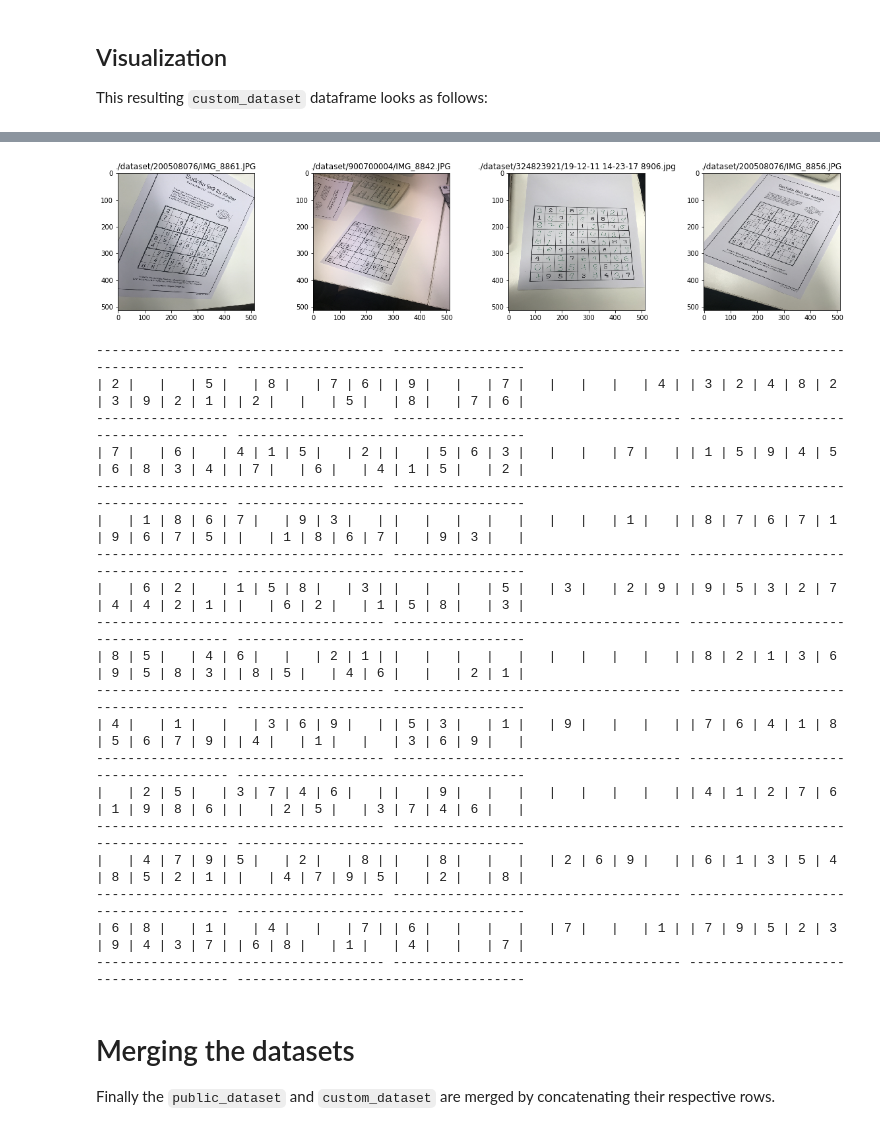
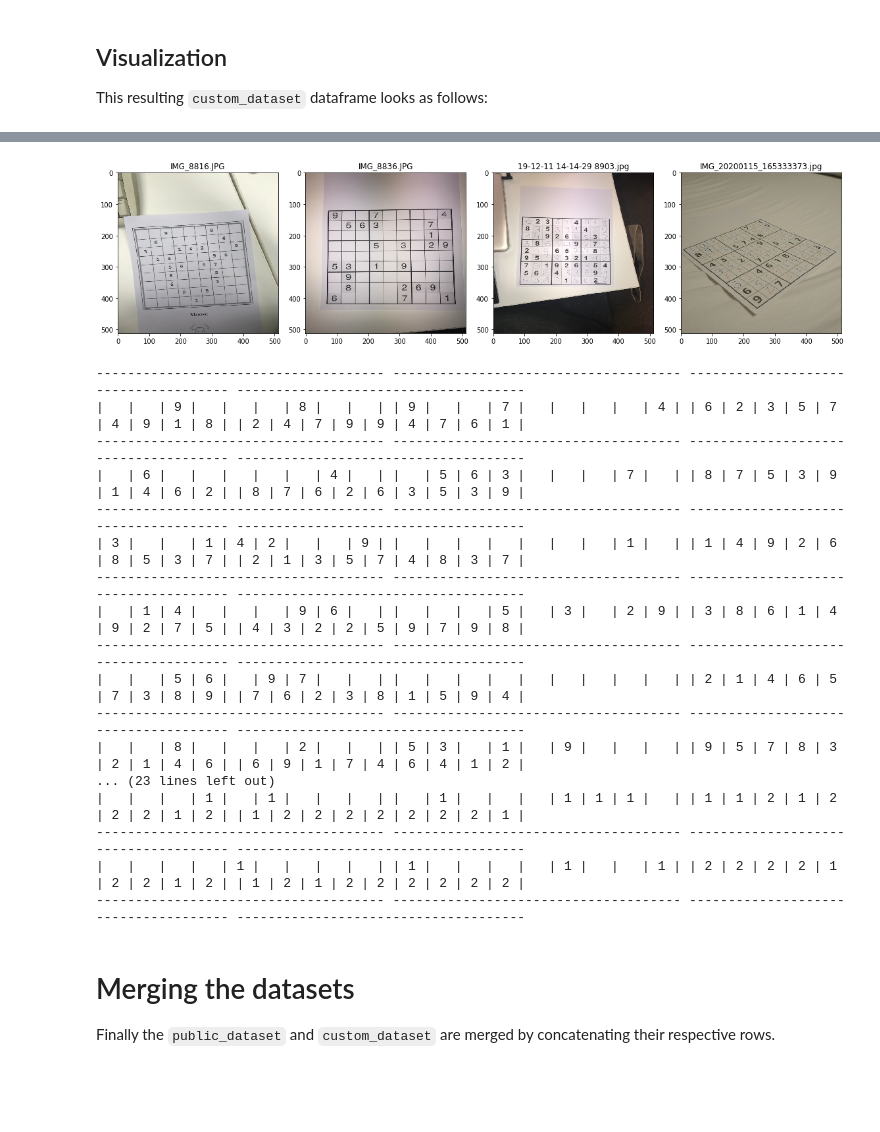
Before and after one commit to uol-mediaprocessing-201920/group-projects-sudoku-solver, a Jupyter notebook: main_acquisition.ipynb, the cells around one changed output, grey strips where cells are left out. Cells and saved outputs as stored; diff of their text form; code cells hidden in the pictures; blank space fills up the shorter version.

```diff
--- a/main_acquisition.ipynb
+++ b/main_acquisition.ipynb
@@ -44,7 +43,7 @@ The merged dataset that we are building will be split into a subset for training
 This will be done by flagging input samples with either `training = True` or `training = False` respectively.
 The rough percentage of data to be used for training is specified by the `TRAINING_PROB` variable.
 # %%
-TRAINING_PROB = 0.8
+TRAINING_PROB = 0.5
 # %% [markdown]
 Because of the large amount of data we are acquiring, we resize each input image to a fixed size upon import.
 Otherwise the data would not fit into RAM and we would have to use some sort of generator that dynamically loads information from the disk.
@@ -302 +325,15 @@ Archive:  ./dataset.zip
+# %%
+def parse_classes_txt(lines, dictionary={"E": 0, "C": 1, "H": 2}):
+  rows = []
+  for line in lines:
+    classes = re.findall("\w", line)
+    classes = [dictionary[x] for x in classes]
+    rows.append(classes)
+  return np.array(rows)
+
+def read_classes_txt(filename, n_line_skip=0):
+  with open(filename, "r") as file:
+    lines = file.readlines()
+    lines = lines[n_line_skip:]
+    return parse_classes_txt(lines)
 # %% [markdown]
@@ -311,11 +348,18 @@ def read_custom_dataset(base_dir="./dataset"):
   df_filename = []
   df_image = []
   df_digits = []
+  df_classes = []
   df_training = []
   for album_name in os.listdir(base_dir):
     album_path = os.path.join(base_dir, album_name)
     print("Discovered album '%s'! " % album_path, end="")
-    training = random.random() < TRAINING_PROB
+    if album_name.startswith("train_"):
+      training = True
+    elif album_name.startswith("test_"):
+      training = False
+    else:
+      print("Throwing a dice... ", end="")
+      training = random.random() < TRAINING_PROB
     if training:
       print("(used for training)")
     else:
@@ -324,6 +368,10 @@ def read_custom_dataset(base_dir="./dataset"):
     print("Reading digits from '%s'... " % digits_path, end="")
     digits = read_digits_txt(digits_path)
     print("Done! Shape = %s." % (digits.shape,))
+    classes_path = os.path.join(album_path, "classes.txt")
+    print("Reading classes from '%s'... " % classes_path, end="")
+    classes = read_classes_txt(classes_path)
+    print("Done! Shape = %s." % (classes.shape,))
     for image_name in os.listdir(album_path):
       if image_name.endswith(".txt"):
         continue # ignore txt files
@@ -331,6 +379,7 @@ def read_custom_dataset(base_dir="./dataset"):
       image_path = os.path.join(album_path, image_name)
       df_filename.append(image_path)
       df_digits.append(digits)
+      df_classes.append(classes)
       print("Reading image data from '%s'... " % image_path, end="")
       image_data = read_image_data(image_path)
       print("Done! Shape = %s." % (image_data.shape,))
@@ -340,8 +389,9 @@ def read_custom_dataset(base_dir="./dataset"):
       "input_filename": df_filename,
       "input_image": df_image,
       "input_digits": df_digits,
+      "input_classes": df_classes,
       "training": df_training
   }).set_index("input_filename")
 
-custom_dataset = read_custom_dataset()
+custom_dataset = read_custom_dataset("./sudoku_dataset_1024")
 # %% [output]
@@ -386,28 +436,27 @@ custom_dataset
 # %%
 subset = custom_dataset.sample(n=4)
-show_images(subset["input_image"], subset.index, rows=1, scaling=(4, 4))
+show_images(subset["input_image"], [idx.split("/")[-1] for idx in subset.index], rows=1, scaling=(4, 4))
 print_grids(subset["input_digits"])
+print_grids(subset["input_classes"])
 # %% [output]
-[figure, old version]
+[figure, new version]
 ------------------------------------- ------------------------------------- ------------------------------------- -------------------------------------
-| 2 |   |   | 5 |   | 8 |   | 7 | 6 | | 9 |   |   | 7 |   |   |   |   | 4 | | 3 | 2 | 4 | 8 | 2 | 3 | 9 | 2 | 1 | | 2 |   |   | 5 |   | 8 |   | 7 | 6 |
+|   |   | 9 |   |   |   | 8 |   |   | | 9 |   |   | 7 |   |   |   |   | 4 | | 6 | 2 | 3 | 5 | 7 | 4 | 9 | 1 | 8 | | 2 | 4 | 7 | 9 | 9 | 4 | 7 | 6 | 1 |
 ------------------------------------- ------------------------------------- ------------------------------------- -------------------------------------
-| 7 |   | 6 |   | 4 | 1 | 5 |   | 2 | |   | 5 | 6 | 3 |   |   |   | 7 |   | | 1 | 5 | 9 | 4 | 5 | 6 | 8 | 3 | 4 | | 7 |   | 6 |   | 4 | 1 | 5 |   | 2 |
+|   | 6 |   |   |   |   |   | 4 |   | |   | 5 | 6 | 3 |   |   |   | 7 |   | | 8 | 7 | 5 | 3 | 9 | 1 | 4 | 6 | 2 | | 8 | 7 | 6 | 2 | 6 | 3 | 5 | 3 | 9 |
 ------------------------------------- ------------------------------------- ------------------------------------- -------------------------------------
-|   | 1 | 8 | 6 | 7 |   | 9 | 3 |   | |   |   |   |   |   |   |   | 1 |   | | 8 | 7 | 6 | 7 | 1 | 9 | 6 | 7 | 5 | |   | 1 | 8 | 6 | 7 |   | 9 | 3 |   |
+| 3 |   |   | 1 | 4 | 2 |   |   | 9 | |   |   |   |   |   |   |   | 1 |   | | 1 | 4 | 9 | 2 | 6 | 8 | 5 | 3 | 7 | | 2 | 1 | 3 | 5 | 7 | 4 | 8 | 3 | 7 |
 ------------------------------------- ------------------------------------- ------------------------------------- -------------------------------------
-|   | 6 | 2 |   | 1 | 5 | 8 |   | 3 | |   |   |   | 5 |   | 3 |   | 2 | 9 | | 9 | 5 | 3 | 2 | 7 | 4 | 4 | 2 | 1 | |   | 6 | 2 |   | 1 | 5 | 8 |   | 3 |
+|   | 1 | 4 |   |   |   | 9 | 6 |   | |   |   |   | 5 |   | 3 |   | 2 | 9 | | 3 | 8 | 6 | 1 | 4 | 9 | 2 | 7 | 5 | | 4 | 3 | 2 | 2 | 5 | 9 | 7 | 9 | 8 |
 ------------------------------------- ------------------------------------- ------------------------------------- -------------------------------------
-| 8 | 5 |   | 4 | 6 |   |   | 2 | 1 | |   |   |   |   |   |   |   |   |   | | 8 | 2 | 1 | 3 | 6 | 9 | 5 | 8 | 3 | | 8 | 5 |   | 4 | 6 |   |   | 2 | 1 |
+|   |   | 5 | 6 |   | 9 | 7 |   |   | |   |   |   |   |   |   |   |   |   | | 2 | 1 | 4 | 6 | 5 | 7 | 3 | 8 | 9 | | 7 | 6 | 2 | 3 | 8 | 1 | 5 | 9 | 4 |
 ------------------------------------- ------------------------------------- ------------------------------------- -------------------------------------
-| 4 |   | 1 |   |   | 3 | 6 | 9 |   | | 5 | 3 |   | 1 |   | 9 |   |   |   | | 7 | 6 | 4 | 1 | 8 | 5 | 6 | 7 | 9 | | 4 |   | 1 |   |   | 3 | 6 | 9 |   |
+|   |   | 8 |   |   |   | 2 |   |   | | 5 | 3 |   | 1 |   | 9 |   |   |   | | 9 | 5 | 7 | 8 | 3 | 2 | 1 | 4 | 6 | | 6 | 9 | 1 | 7 | 4 | 6 | 4 | 1 | 2 |
+... (23 lines left out)
+|   |   |   | 1 |   | 1 |   |   |   | |   | 1 |   |   |   | 1 | 1 | 1 |   | | 1 | 1 | 2 | 1 | 2 | 2 | 2 | 1 | 2 | | 1 | 2 | 2 | 2 | 2 | 2 | 2 | 2 | 1 |
 ------------------------------------- ------------------------------------- ------------------------------------- -------------------------------------
-|   | 2 | 5 |   | 3 | 7 | 4 | 6 |   | |   | 9 |   |   |   |   |   |   |   | | 4 | 1 | 2 | 7 | 6 | 1 | 9 | 8 | 6 | |   | 2 | 5 |   | 3 | 7 | 4 | 6 |   |
+|   |   |   |   | 1 |   |   |   |   | | 1 |   |   |   |   | 1 |   |   | 1 | | 2 | 2 | 2 | 2 | 1 | 2 | 2 | 1 | 2 | | 1 | 2 | 1 | 2 | 2 | 2 | 2 | 2 | 2 |
 ------------------------------------- ------------------------------------- ------------------------------------- -------------------------------------
-|   | 4 | 7 | 9 | 5 |   | 2 |   | 8 | |   | 8 |   |   |   | 2 | 6 | 9 |   | | 6 | 1 | 3 | 5 | 4 | 8 | 5 | 2 | 1 | |   | 4 | 7 | 9 | 5 |   | 2 |   | 8 |
-------------------------------------- ------------------------------------- ------------------------------------- -------------------------------------
-| 6 | 8 |   | 1 |   | 4 |   |   | 7 | | 6 |   |   |   |   | 7 |   |   | 1 | | 7 | 9 | 5 | 2 | 3 | 9 | 4 | 3 | 7 | | 6 | 8 |   | 1 |   | 4 |   |   | 7 |
-------------------------------------- ------------------------------------- ------------------------------------- -------------------------------------
 # %% [markdown]
 # Merging the datasets
 
```
Also changed, not shown: parts of 20 cells of this notebook.
